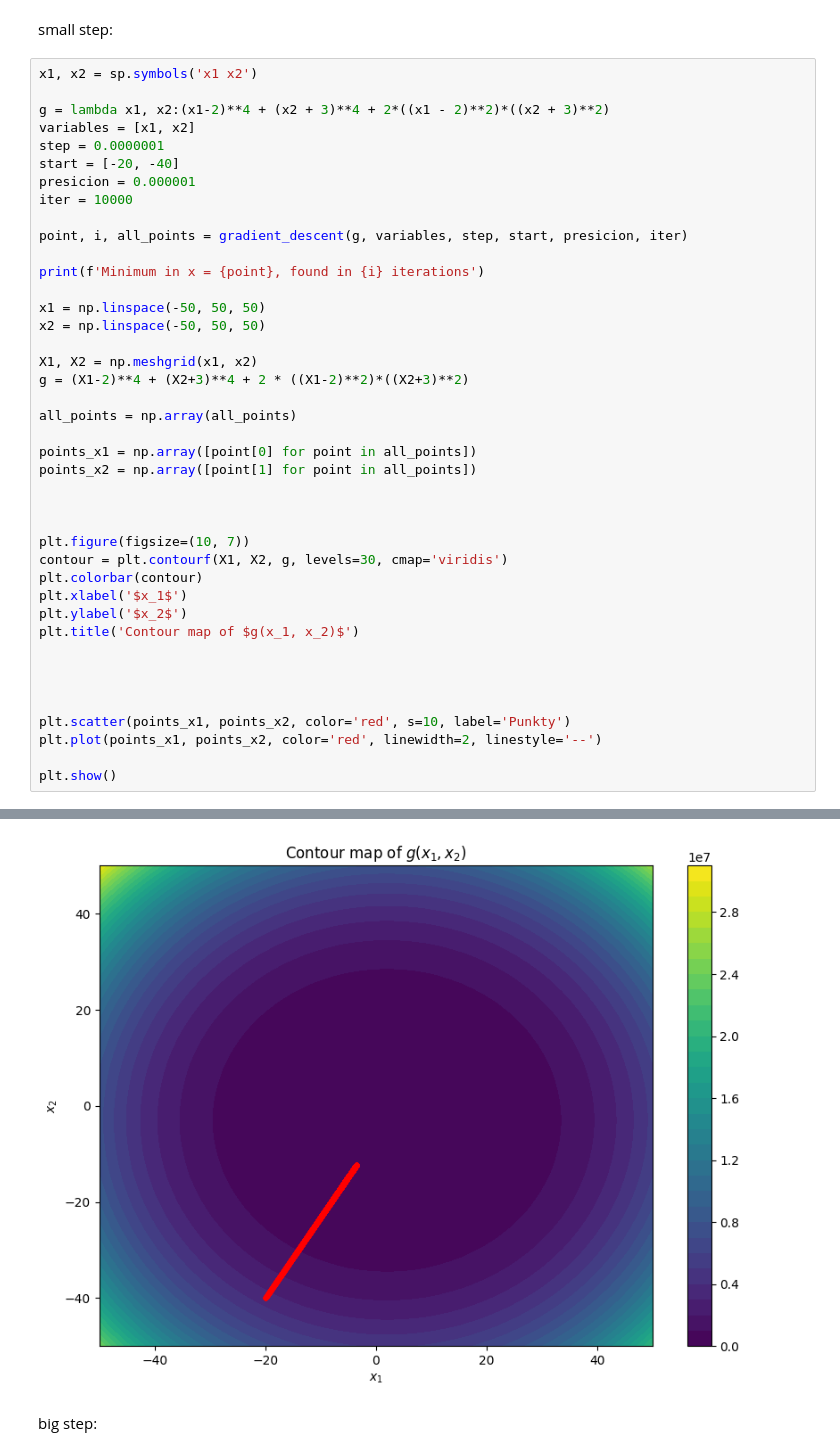
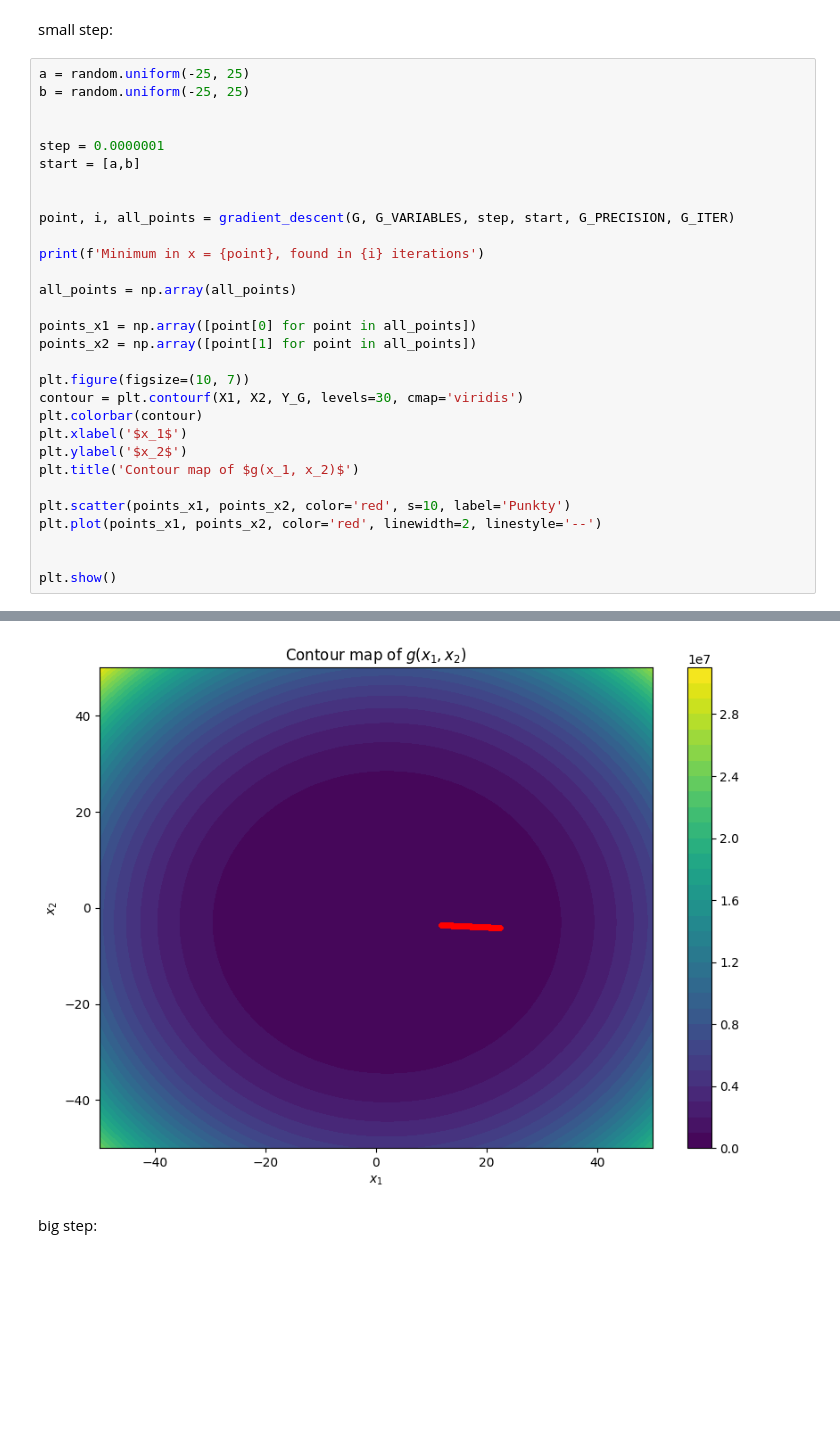
Before and after one commit to NataszaJarecka/WSI_LABS, a Jupyter notebook: Lab 1/experiments.ipynb, the cells around one changed output, grey strips where cells are left out. Drawn from its saved outputs; the diff is of its cells as text; blank space fills up the shorter version.

```diff
--- a/Lab 1/experiments.ipynb
+++ b/Lab 1/experiments.ipynb
@@ -269,44 +242,33 @@ Minimum in x = [ 1.81943645 -3.30367506], found in 10000 iterations
 # %% [markdown]
 small step:
 # %%
-x1, x2 = sp.symbols('x1 x2')
+a = random.uniform(-25, 25)
+b = random.uniform(-25, 25)
 
-g = lambda x1, x2:(x1-2)**4 + (x2 + 3)**4 + 2*((x1 - 2)**2)*((x2 + 3)**2)
-variables = [x1, x2]
+
 step = 0.0000001
-start = [-20, -40]
-presicion = 0.000001
-iter = 10000
+start = [a,b]
 
-point, i, all_points = gradient_descent(g, variables, step, start, presicion, iter)
+
+point, i, all_points = gradient_descent(G, G_VARIABLES, step, start, G_PRECISION, G_ITER)
 
 print(f'Minimum in x = {point}, found in {i} iterations')
-
-x1 = np.linspace(-50, 50, 50)
-x2 = np.linspace(-50, 50, 50)
-
-X1, X2 = np.meshgrid(x1, x2)
-g = (X1-2)**4 + (X2+3)**4 + 2 * ((X1-2)**2)*((X2+3)**2)
 
 all_points = np.array(all_points)
 
 points_x1 = np.array([point[0] for point in all_points])
 points_x2 = np.array([point[1] for point in all_points])
 
-
-
 plt.figure(figsize=(10, 7))
-contour = plt.contourf(X1, X2, g, levels=30, cmap='viridis')
+contour = plt.contourf(X1, X2, Y_G, levels=30, cmap='viridis')
 plt.colorbar(contour)
 plt.xlabel('$x_1$')
 plt.ylabel('$x_2$')
 plt.title('Contour map of $g(x_1, x_2)$')
 
-
-
-
 plt.scatter(points_x1, points_x2, color='red', s=10, label='Punkty')
 plt.plot(points_x1, points_x2, color='red', linewidth=2, linestyle='--')
 
+
 plt.show()
 # %% [output]
@@ -314,3 +276,3 @@ Minimum in x = [ -3.52996527 -12.30039614], found in 10000 iterations
-[figure, old version]
+[figure, new version]
 # %% [markdown]
 big step:
```
Also changed, not shown: parts of 11 cells of this notebook, 2 other files.
